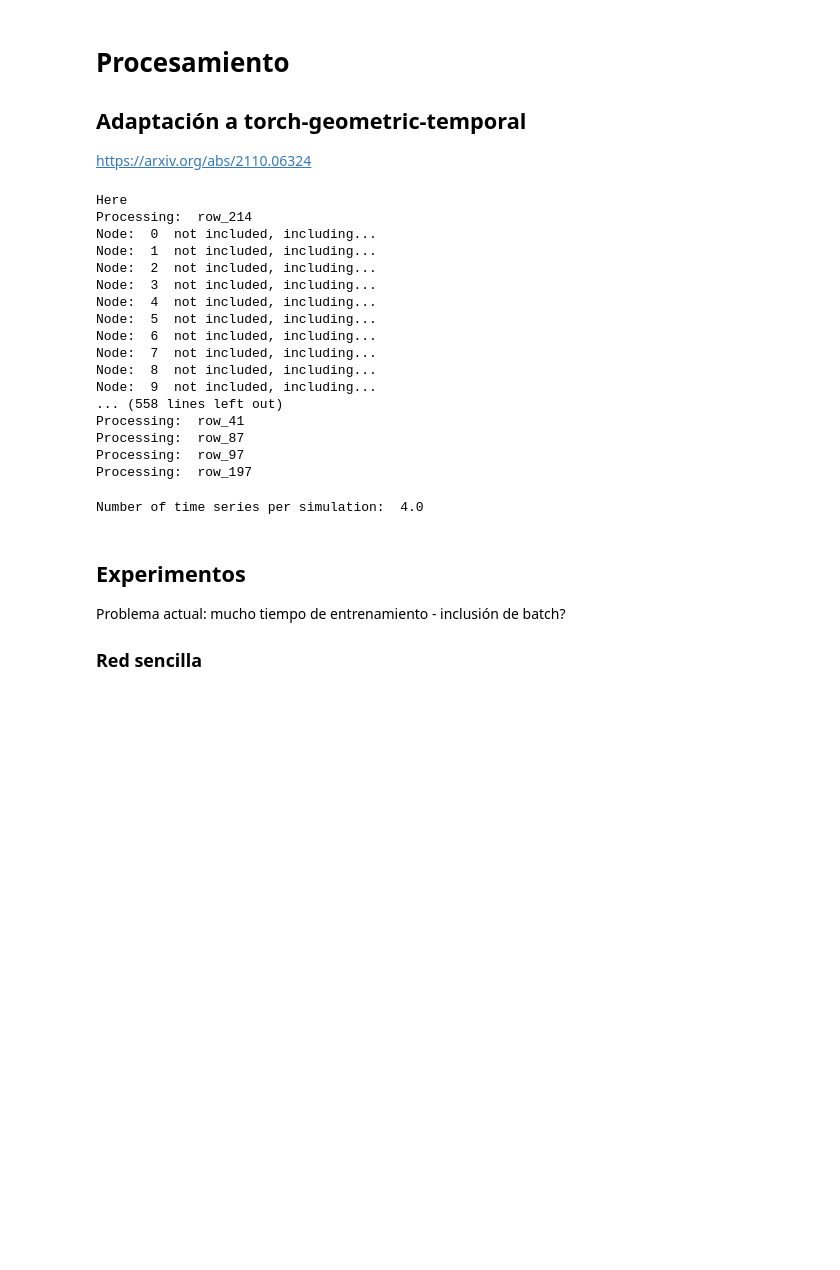
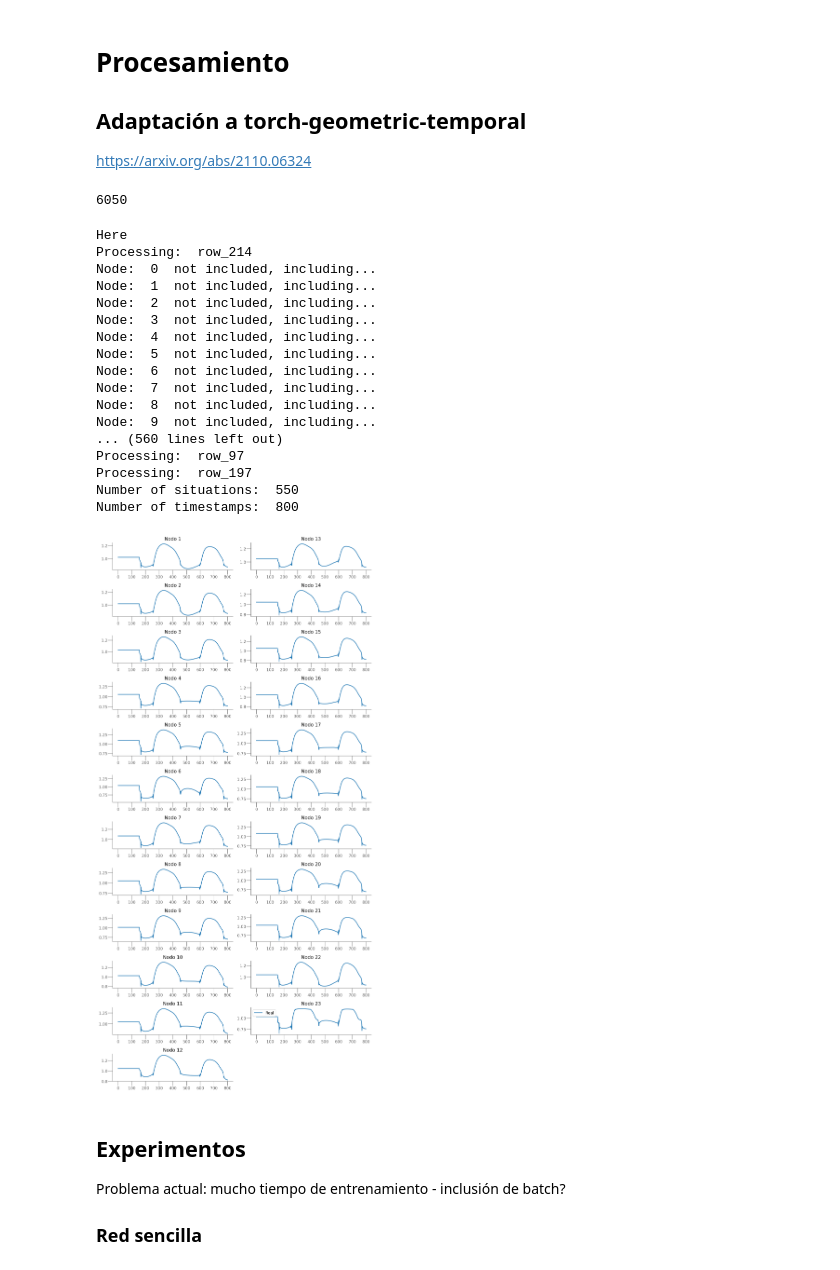
Before and after one commit to maaguado/GNNs_PowerGraph, a Jupyter notebook: TFM/code_dataset2/preprocesamiento.ipynb, the cells around one changed output. Drawn from its saved outputs; the diff is of its cells as text; code cells hidden in the pictures; blank space fills up the shorter version.

Commit message:
plot inicial

```diff
--- a/TFM/code_dataset2/preprocesamiento.ipynb
+++ b/TFM/code_dataset2/preprocesamiento.ipynb
@@ -22,12 +22,24 @@ from torch_geometric_temporal.dataset import EnglandCovidDatasetLoader
 from torch_geometric_temporal.signal import temporal_signal_split
 from utils.dynamic_graph_temporal_signal import DynamicGraphTemporalSignalLen
 from utils import powergrid
+# %%
+def format_plot(ax):
+    sns.despine(ax=ax, top=True, right=True, left=False, bottom=False)
+    ax.spines['left'].set_color('dimgrey')
+    ax.spines['bottom'].set_color('dimgrey')
+
+    ax.xaxis.label.set_color('dimgrey')
+    ax.tick_params(axis='both', colors='dimgrey', size=12, pad=1)
 # %%
 folder_path = "/home/TFM/code_dataset2/datos/Natural Oscillation"
 # %%
 loader = powergrid.PowerGridDatasetLoader(folder_path)
+# %%
+11*550
+# %% [output]
+6050
 # %%
-dataset = loader.get_dataset()
+dataset = loader.get_dataset( target= 50, intro=200, step=50)
 # %% [output]
 Here
 Processing:  row_214
@@ -41,16 +53,43 @@ Node:  6  not included, including...
 Node:  7  not included, including...
 Node:  8  not included, including...
 Node:  9  not included, including...
-... (558 lines left out)
-Processing:  row_41
-Processing:  row_87
+... (560 lines left out)
 Processing:  row_97
 Processing:  row_197
+Number of situations:  550
+Number of timestamps:  800
-# %%
-n_div = len(dataset.features)/550
-print("Number of time series per simulation: ", n_div)
-# %% [output]
-Number of time series per simulation:  4.0
+# %%
+info_nodos = loader.reconstruir_voltages(10)
+
+
+n_plots = 23
+n_cols = 2
+n_rows = (n_plots + 1) // 2  # División redondeada hacia arriba
+
+fig, axs = plt.subplots(n_rows, n_cols, figsize=(10, 20),dpi=200)
+# Trazar los gráficos
+for i in range(n_plots):
+    row = i % n_rows  # Calculamos el índice de la fila
+    col = i // n_rows  # Calculamos el índice de la columna
+    ax = axs[row, col] if n_plots > 1 else axs
+
+    ax = axs[row, col] if n_plots > 1 else axs
+
+    sns.lineplot(y=info_nodos[i],x=range(len(info_nodos[i])), ax=ax, label='Real', legend=False)
+
+    ax.set_title(f'Nodo {i+1}')
+    format_plot(ax)
+    # Añadir leyenda solo al último plot
+    if i == n_plots - 1:
+        ax.legend(loc='upper left')
+
+if n_plots % n_cols != 0:
+    fig.delaxes(axs.flatten()[-1])
+# Ajustes finales
+plt.tight_layout()
+plt.show()
+# %% [output]
+[figure, added]
 # %% [markdown]
 ## Experimentos
 
```
Also changed, not shown: parts of 6 cells of this notebook, 2 other files.
